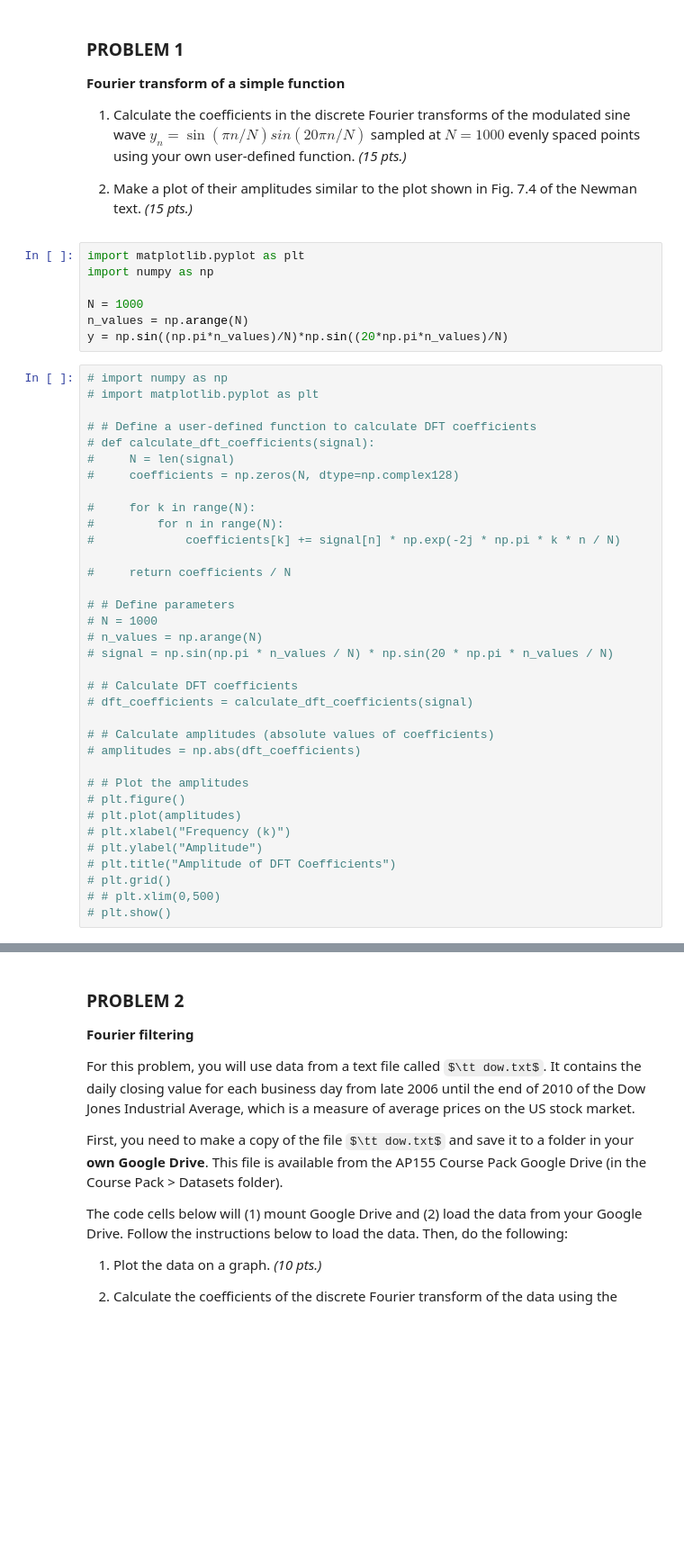
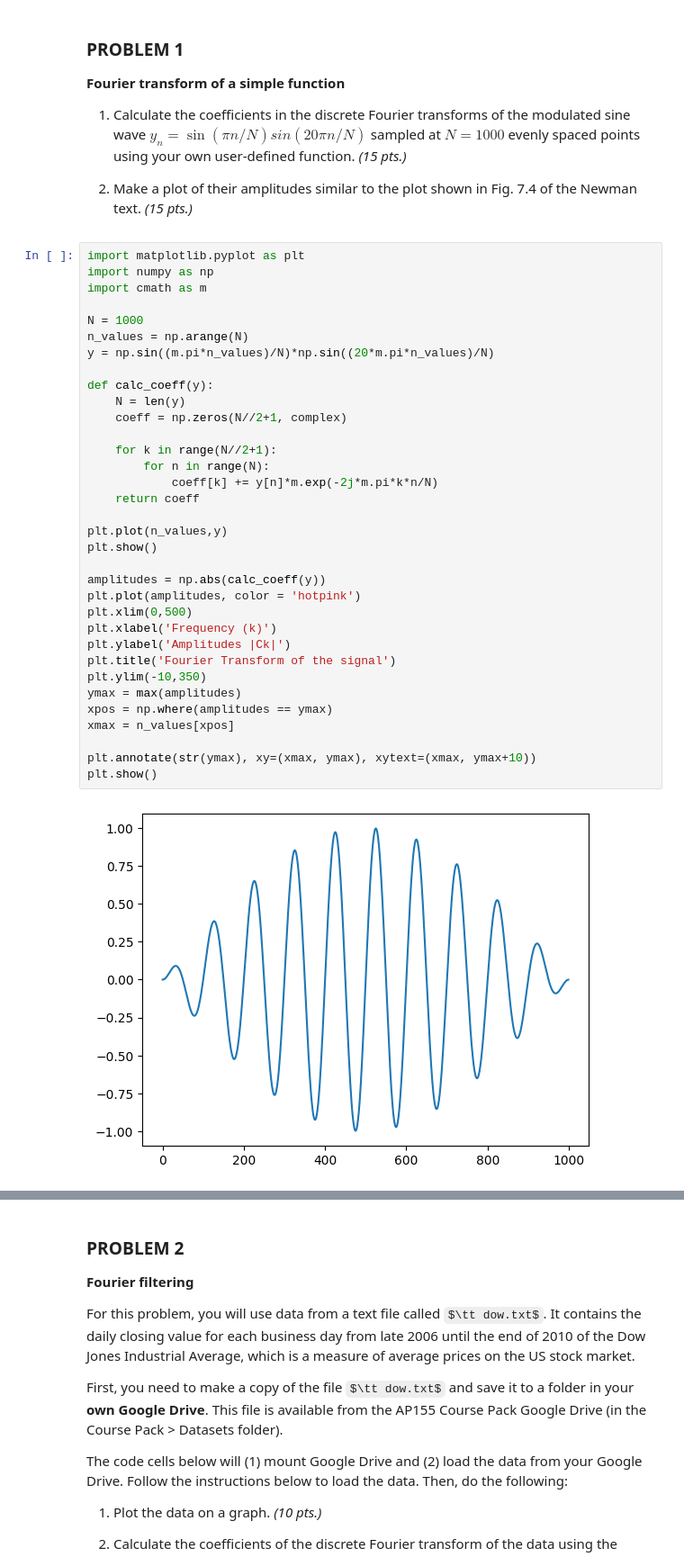
Before and after one commit to aiquiamjot/App_Physics155, a Jupyter notebook: lab assignments/lab_assignment_module3.ipynb, the cells around one changed output, grey strips where cells are left out. Shown at 90% size. Saved outputs shown, nothing was run; the diff lists cells and outputs as text; some formulas as TeX source; blank space fills up the shorter version.

```diff
--- a/lab assignments/lab_assignment_module3.ipynb
+++ b/lab assignments/lab_assignment_module3.ipynb
@@ -36,45 +36,39 @@ _Date and Time Scored (MM/DD/YYYY HH:MM AM/PM):_
 1. Calculate the coefficients in the discrete Fourier transforms of the modulated sine wave $y_n = \sin(\pi n/N) sin(20\pi n/N)$ sampled at $N = 1000$ evenly spaced points using your own user-defined function. *(15 pts.)*
 
 2. Make a plot of their amplitudes similar to the plot shown in Fig. 7.4 of the Newman text. *(15 pts.)*
-# %%
-import matplotlib.pyplot as plt
-import numpy as np
-
-N = 1000
-n_values = np.arange(N)
-y = np.sin((np.pi*n_values)/N)*np.sin((20*np.pi*n_values)/N)
-# %%
-# import numpy as np
-# import matplotlib.pyplot as plt
-
-# # Define a user-defined function to calculate DFT coefficients
-# def calculate_dft_coefficients(signal):
-#     N = len(signal)
-#     coefficients = np.zeros(N, dtype=np.complex128)
-
-#     for k in range(N):
-#         for n in range(N):
-#             coefficients[k] += signal[n] * np.exp(-2j * np.pi * k * n / N)
-
-#     return coefficients / N
-
-# # Define parameters
-# N = 1000
-# n_values = np.arange(N)
-# signal = np.sin(np.pi * n_values / N) * np.sin(20 * np.pi * n_values / N)
-
-# # Calculate DFT coefficients
-# dft_coefficients = calculate_dft_coefficients(signal)
-
-# # Calculate amplitudes (absolute values of coefficients)
-# amplitudes = np.abs(dft_coefficients)
-
-# # Plot the amplitudes
-# plt.figure()
-# plt.plot(amplitudes)
-# plt.xlabel("Frequency (k)")
-# plt.ylabel("Amplitude")
-# plt.title("Amplitude of DFT Coefficients")
-# plt.grid()
-# # plt.xlim(0,500)
-# plt.show()
+# %%
+import matplotlib.pyplot as plt
+import numpy as np
+import cmath as m
+
+N = 1000
+n_values = np.arange(N)
+y = np.sin((m.pi*n_values)/N)*np.sin((20*m.pi*n_values)/N)
+
+def calc_coeff(y):
+    N = len(y)
+    coeff = np.zeros(N//2+1, complex)
+
+    for k in range(N//2+1):
+        for n in range(N):
+            coeff[k] += y[n]*m.exp(-2j*m.pi*k*n/N)
+    return coeff
+
+plt.plot(n_values,y)
+plt.show()
+
+amplitudes = np.abs(calc_coeff(y))
+plt.plot(amplitudes, color = 'hotpink')
+plt.xlim(0,500)
+plt.xlabel('Frequency (k)')
+plt.ylabel('Amplitudes |Ck|')
+plt.title('Fourier Transform of the signal')
+plt.ylim(-10,350)
+ymax = max(amplitudes)
+xpos = np.where(amplitudes == ymax)
+xmax = n_values[xpos]
+
+plt.annotate(str(ymax), xy=(xmax, ymax), xytext=(xmax, ymax+10))
+plt.show()
+# %% [output]
+[figure, added]
```
Also changed, not shown: parts of 1 cell of this notebook.
